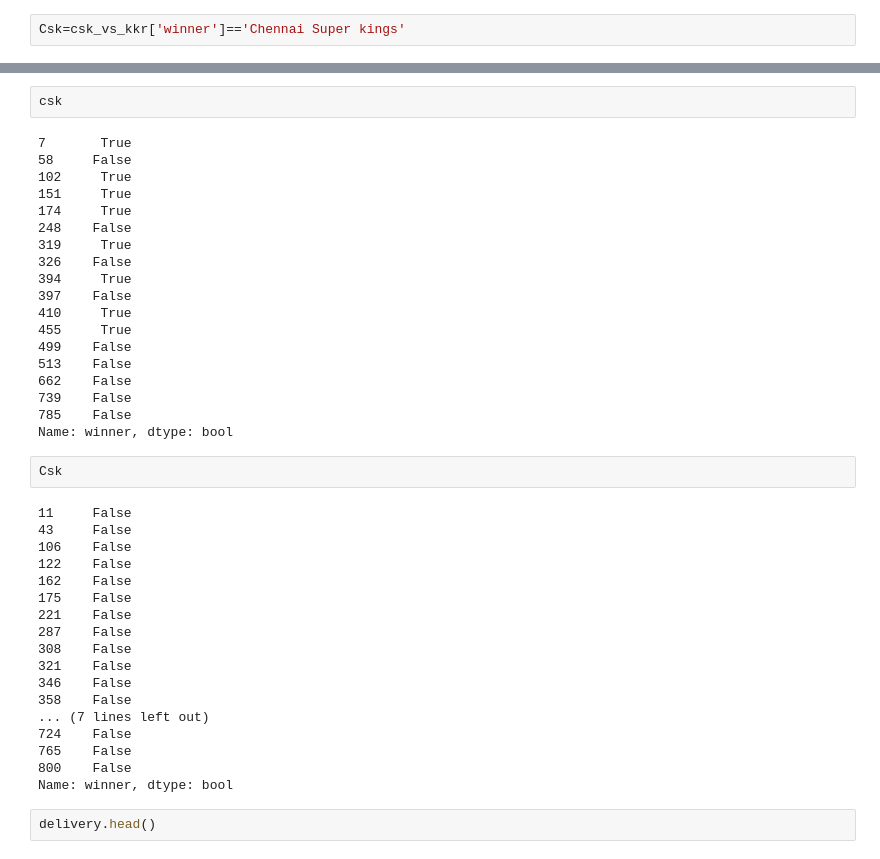
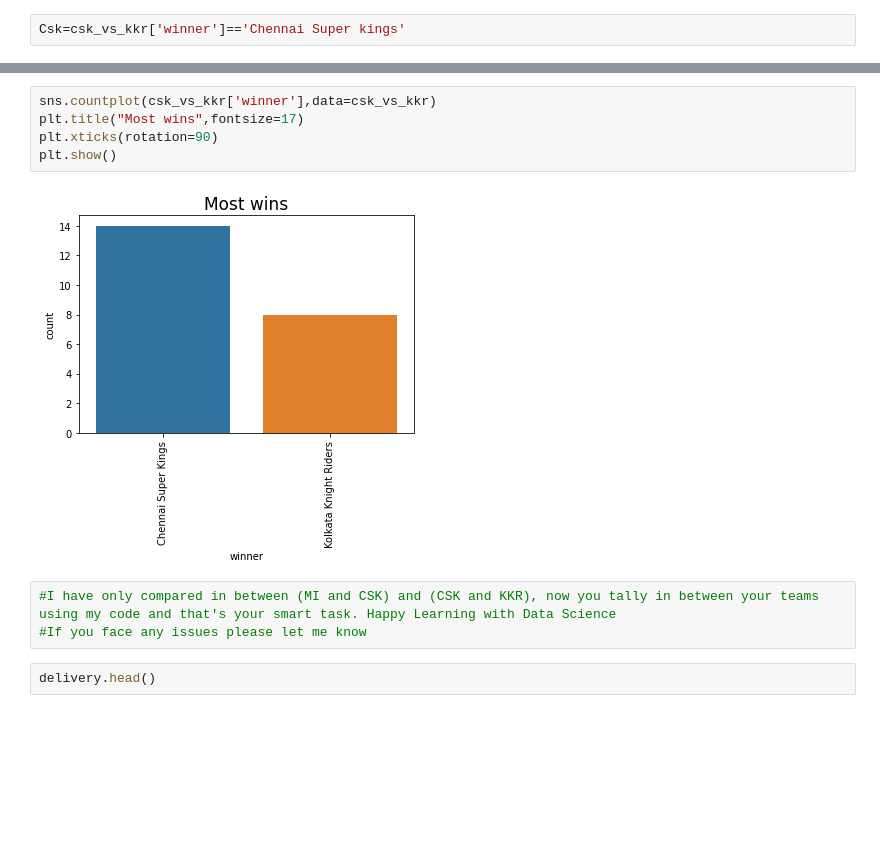
Before and after one commit to Subha-CJPR/Subha-CJPR, a Jupyter notebook: IPL.ipynb, the cells around one changed output, grey strips where cells are left out. Drawn from its saved outputs; the diff is of its cells as text; blank space fills up the shorter version.

```diff
--- a/IPL.ipynb
+++ b/IPL.ipynb
@@ -181,44 +168,13 @@ Name: winner, dtype: bool
-# %%
-csk
-# %% [output]
-7       True
-58     False
-102     True
-151     True
-174     True
-248    False
-319     True
-326    False
-394     True
-397    False
-410     True
-455     True
-499    False
-513    False
-662    False
-739    False
-785    False
-Name: winner, dtype: bool
-# %%
-Csk
-# %% [output]
-11     False
-43     False
-106    False
-122    False
-162    False
-175    False
-221    False
-287    False
-308    False
-321    False
-346    False
-358    False
-... (7 lines left out)
-724    False
-765    False
-800    False
-Name: winner, dtype: bool
+# %%
+sns.countplot(csk_vs_kkr['winner'],data=csk_vs_kkr)
+plt.title("Most wins",fontsize=17)
+plt.xticks(rotation=90)
+plt.show()
+# %% [output]
+[figure, added]
+# %%
+#I have only compared in between (MI and CSK) and (CSK and KKR), now you tally in between your teams using my code and that's your smart task. Happy Learning with Data Science
+#If you face any issues please let me know
 # %%
 delivery.head()
 # %% [output]
```
Also changed, not shown: parts of 2 cells of this notebook.
